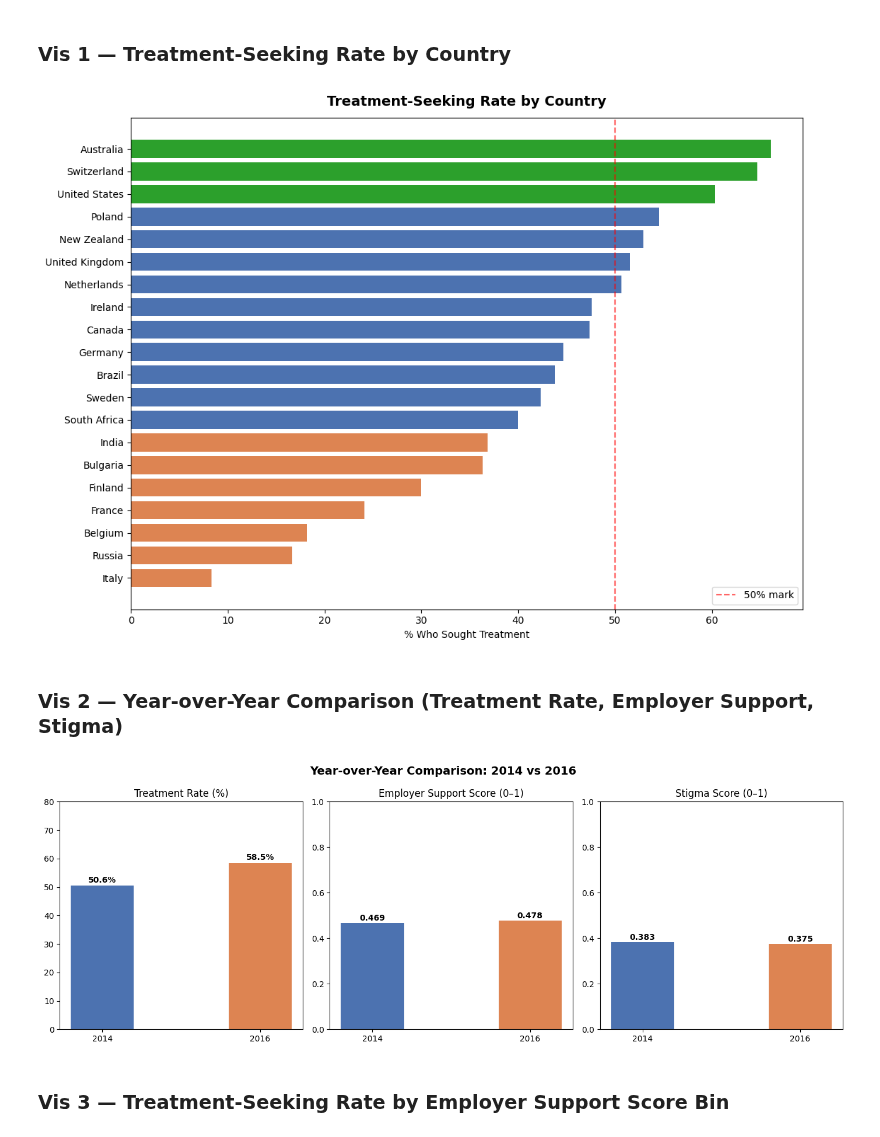
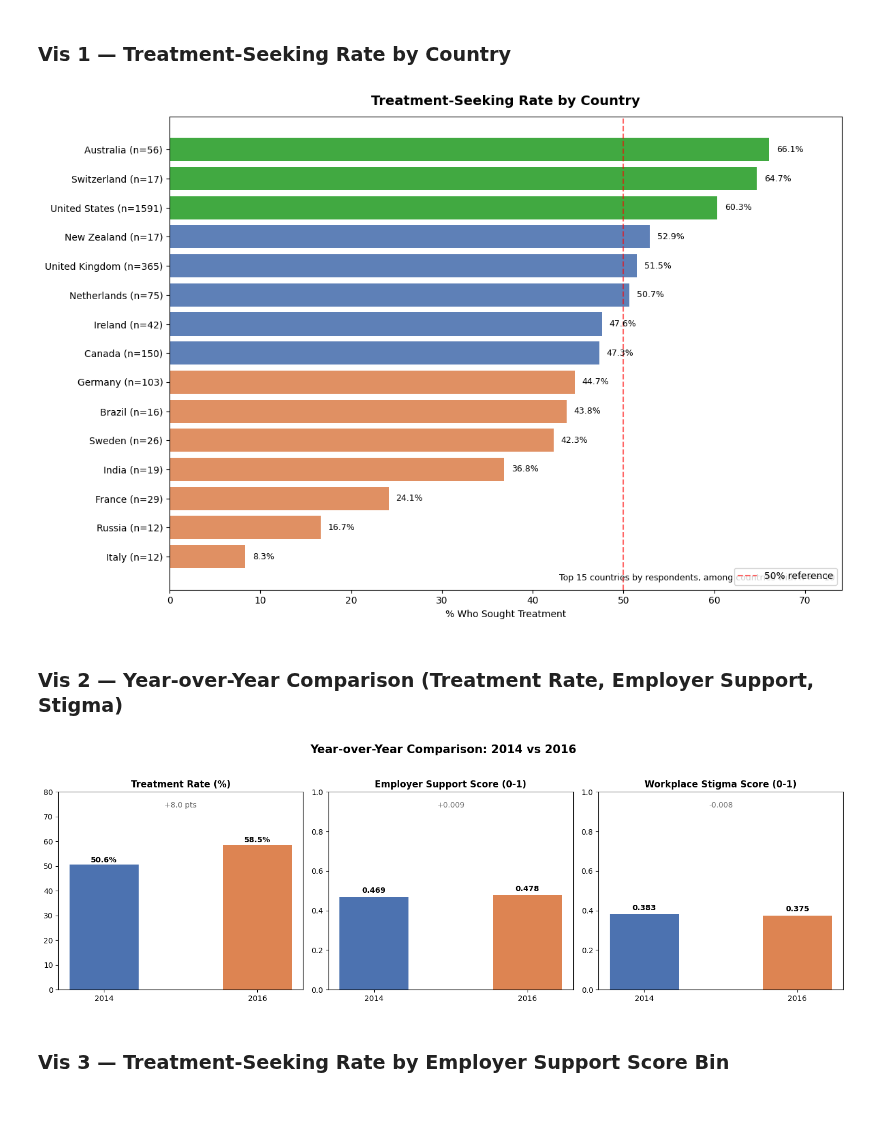
Before and after one commit to seanlumasag/cs210-project, a Jupyter notebook: notebook.ipynb, the cells around one changed output. Drawn from its saved outputs; the diff is of its cells as text; code cells hidden in the pictures; blank space fills up the shorter version.

Commit message:
visuals

```diff
--- a/notebook.ipynb
+++ b/notebook.ipynb
@@ -841,58 +841,64 @@ Ten visualizations covering all areas from the proposal.
 # %% [markdown]
 ### Vis 1 — Treatment-Seeking Rate by Country
 # %%
-fig, ax = plt.subplots(figsize=(11, 8))
-country_treat = (df_merged[df_merged['treatment'].notna()]
-                 .groupby('Country')['treatment']
-                 .agg(['mean', 'count']).reset_index())
+fig, ax = plt.subplots(figsize=(12, 8))
+country_treat = (
+    df_merged[df_merged['treatment'].notna()]
+    .groupby('Country')['treatment']
+    .agg(['mean', 'count'])
+    .reset_index()
+)
 country_treat.columns = ['Country', 'treatment_rate', 'count']
-country_treat = country_treat[country_treat['count'] >= 10].sort_values('treatment_rate', ascending=True)
-
-bar_colors = [GREEN if r >= 0.6 else BLUE if r >= 0.4 else ORANGE
-              for r in country_treat['treatment_rate']]
-ax.barh(country_treat['Country'], country_treat['treatment_rate'] * 100, color=bar_colors)
-ax.axvline(50, color='red', linestyle='--', alpha=0.6, label='50% mark')
+min_count = 10
+country_treat = country_treat[country_treat['count'] >= min_count].copy()
+country_treat = country_treat.sort_values(['count', 'treatment_rate'], ascending=[False, False]).head(15)
+country_treat = country_treat.sort_values('treatment_rate', ascending=True)
+country_labels = [f"{country} (n={count})" for country, count in zip(country_treat['Country'], country_treat['count'])]
+bar_values = country_treat['treatment_rate'] * 100
+bar_colors = [GREEN if rate >= 60 else BLUE if rate >= 45 else ORANGE for rate in bar_values]
+bars = ax.barh(country_labels, bar_values, color=bar_colors, alpha=0.9)
+ax.axvline(50, color='red', linestyle='--', alpha=0.6, label='50% reference')
+for bar, value in zip(bars, bar_values):
+    ax.text(bar.get_width() + 0.8, bar.get_y() + bar.get_height() / 2, f'{value:.1f}%', va='center', fontsize=9)
 ax.set_title('Treatment-Seeking Rate by Country', fontsize=14, fontweight='bold', pad=12)
 ax.set_xlabel('% Who Sought Treatment')
-ax.legend()
+ax.set_xlim(0, max(bar_values) + 8)
+ax.text(0.99, 0.02, 'Top 15 countries by respondents, among countries with n >= 10', transform=ax.transAxes, ha='right', fontsize=9)
+ax.legend(loc='lower right')
 plt.tight_layout()
 plt.savefig('output_figures/vis1_treatment_by_country.png', dpi=150, bbox_inches='tight')
 plt.show()
 # %% [output]
-[figure, old version]
+[figure, new version]
 # %% [markdown]
 ### Vis 2 — Year-over-Year Comparison (Treatment Rate, Employer Support, Stigma)
 # %%
-fig, axes = plt.subplots(1, 3, figsize=(14, 5))
-fig.suptitle('Year-over-Year Comparison: 2014 vs 2016', fontsize=14, fontweight='bold')
+fig, axes = plt.subplots(1, 3, figsize=(15, 5))
+fig.suptitle('Year-over-Year Comparison: 2014 vs 2016', fontsize=15, fontweight='bold')
 
 years = [2014, 2016]
-yearly_treat = (df_merged.groupby('survey_year')['treatment'].mean() * 100).reindex(years)
-axes[0].bar(['2014', '2016'], yearly_treat.values, color=[BLUE, ORANGE], width=0.4)
-axes[0].set_title('Treatment Rate (%)')
-axes[0].set_ylim(0, 80)
-for i, v in enumerate(yearly_treat.values):
-    axes[0].text(i, v + 1, f'{v:.1f}%', ha='center', fontweight='bold')
+series_info = [
+    ('Treatment Rate (%)', (df_merged.groupby('survey_year')['treatment'].mean() * 100).reindex(years), '{:.1f}%', 80, 'pct'),
+    ('Employer Support Score (0-1)', df.groupby('survey_year')['employer_support_score'].mean().reindex(years), '{:.3f}', 1.0, 'score'),
+    ('Workplace Stigma Score (0-1)', df.groupby('survey_year')['stigma_score'].mean().reindex(years), '{:.3f}', 1.0, 'score')
+]
 
-yearly_supp = df.groupby('survey_year')['employer_support_score'].mean().reindex(years)
-axes[1].bar(['2014', '2016'], yearly_supp.values, color=[BLUE, ORANGE], width=0.4)
-axes[1].set_title('Employer Support Score (0–1)')
-axes[1].set_ylim(0, 1)
-for i, v in enumerate(yearly_supp.values):
-    axes[1].text(i, v + 0.01, f'{v:.3f}', ha='center', fontweight='bold')
+for ax, (title, values, label_fmt, upper_limit, metric_type) in zip(axes, series_info):
+    bars = ax.bar(['2014', '2016'], values.values, color=[BLUE, ORANGE], width=0.45)
+    ax.set_title(title, fontsize=12, fontweight='bold')
+    ax.set_ylim(0, upper_limit)
+    for bar, value in zip(bars, values.values):
+        offset = 1 if metric_type == 'pct' else 0.02
+        ax.text(bar.get_x() + bar.get_width() / 2, value + offset, label_fmt.format(value), ha='center', fontweight='bold')
+    delta = values.iloc[1] - values.iloc[0]
+    delta_text = f'{delta:+.1f} pts' if metric_type == 'pct' else f'{delta:+.3f}'
+    ax.text(0.5, 0.92, delta_text, transform=ax.transAxes, ha='center', fontsize=10, color='dimgray')
 
-yearly_stig = df.groupby('survey_year')['stigma_score'].mean().reindex(years)
-axes[2].bar(['2014', '2016'], yearly_stig.values, color=[BLUE, ORANGE], width=0.4)
-axes[2].set_title('Stigma Score (0–1)')
-axes[2].set_ylim(0, 1)
-for i, v in enumerate(yearly_stig.values):
-    axes[2].text(i, v + 0.01, f'{v:.3f}', ha='center', fontweight='bold')
-
-plt.tight_layout()
+plt.tight_layout(rect=[0, 0, 1, 0.95])
 plt.savefig('output_figures/vis2_year_over_year.png', dpi=150, bbox_inches='tight')
 plt.show()
 # %% [output]
-[figure, old version]
+[figure, new version]
 # %% [markdown]
 ### Vis 3 — Treatment-Seeking Rate by Employer Support Score Bin
 # %%
```
Also changed, not shown: parts of 16 cells of this notebook.
